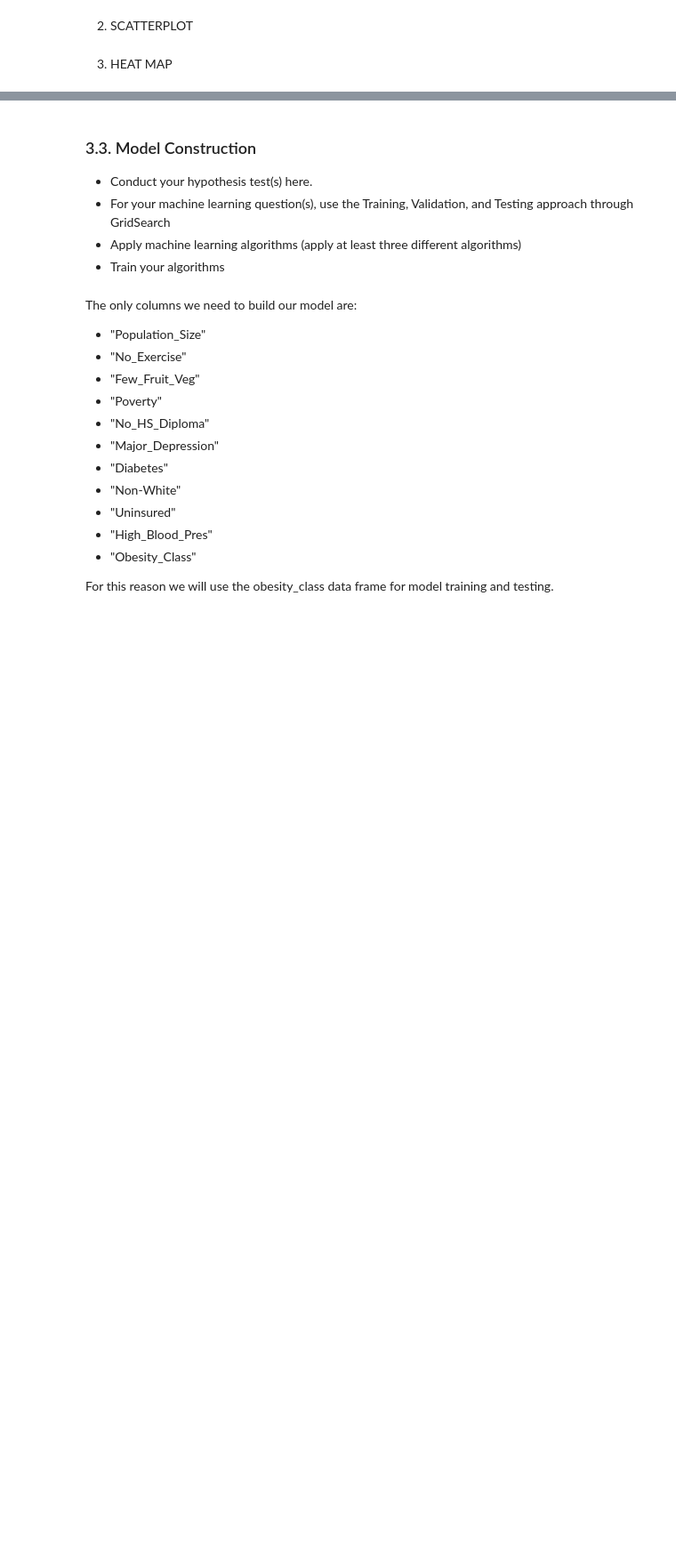
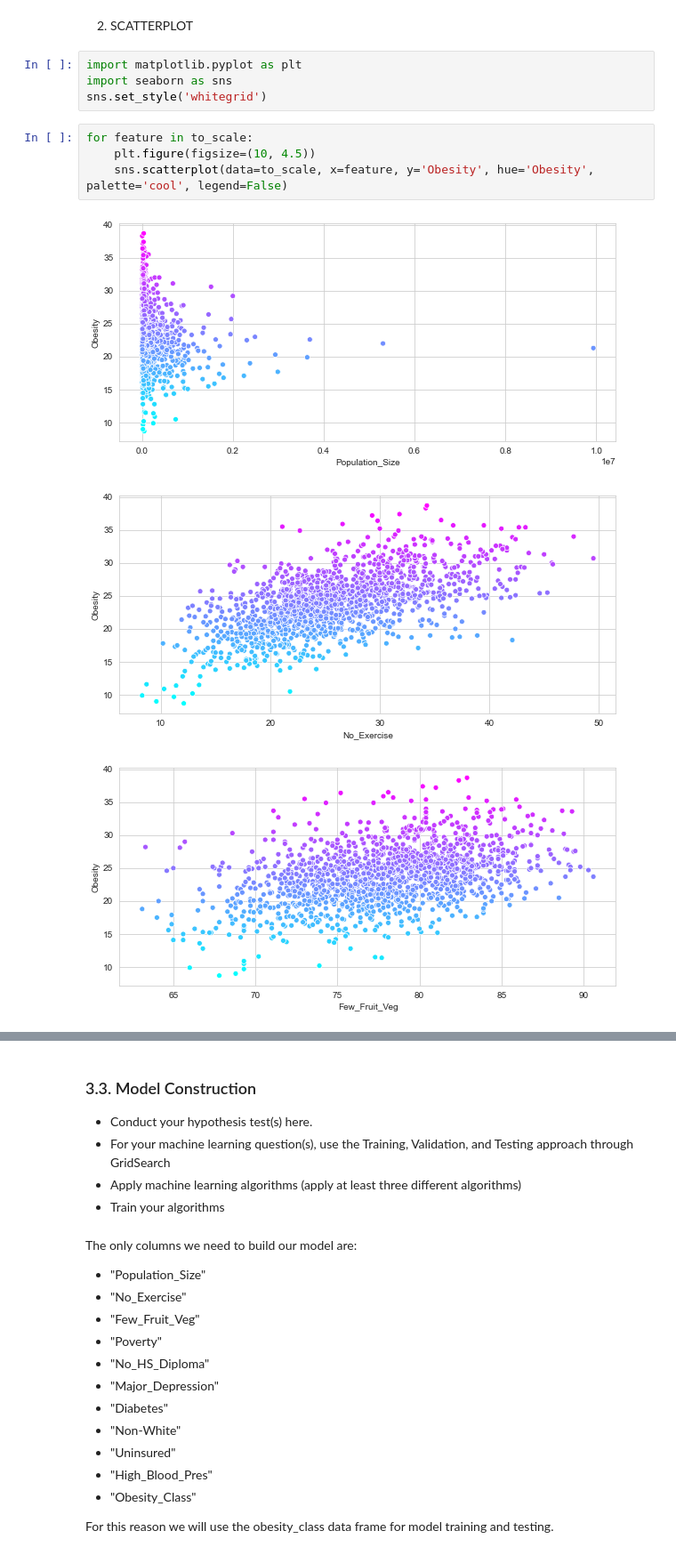
Before and after one commit to hadenpell/Obesity-prediction-in-US-counties, a Jupyter notebook: DS3000_FP4_SectionXY_Group5.ipynb, the cells around one changed output, grey strips where cells are left out. Shown at 89% size. Cells and saved outputs as stored; diff of their text form; blank space fills up the shorter version.

Commit message:
2/3 visuals

```diff
--- a/DS3000_FP4_SectionXY_Group5.ipynb
+++ b/DS3000_FP4_SectionXY_Group5.ipynb
@@ -349,4 +356,14 @@ From this we can determine that the 5 best features to select for model performa
 # %% [markdown]
 2. SCATTERPLOT
-# %% [markdown]
-3. HEAT MAP
+# %%
+import matplotlib.pyplot as plt
+import seaborn as sns
+sns.set_style('whitegrid')
+# %%
+for feature in to_scale:
+    plt.figure(figsize=(10, 4.5))
+    sns.scatterplot(data=to_scale, x=feature, y='Obesity', hue='Obesity', palette='cool', legend=False)
+# %% [output]
+[figure, added]
+[figure, added]
+[figure, added]
```
Also changed, not shown: parts of 16 cells of this notebook.
